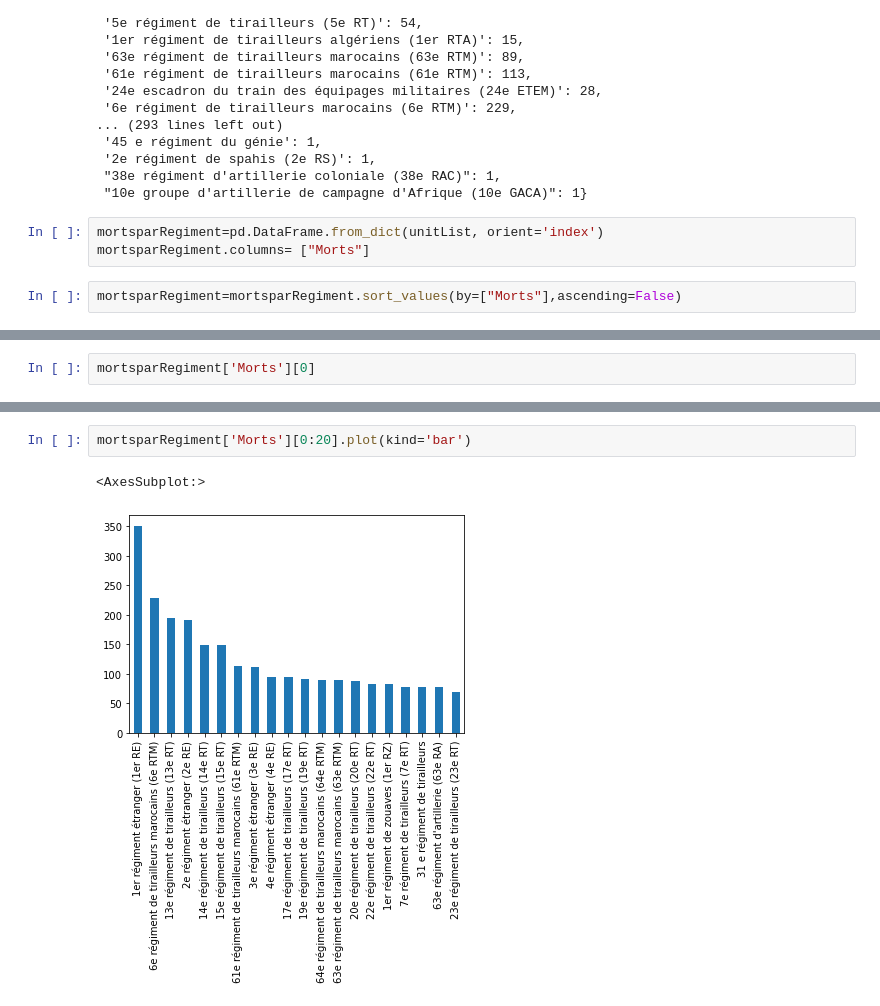
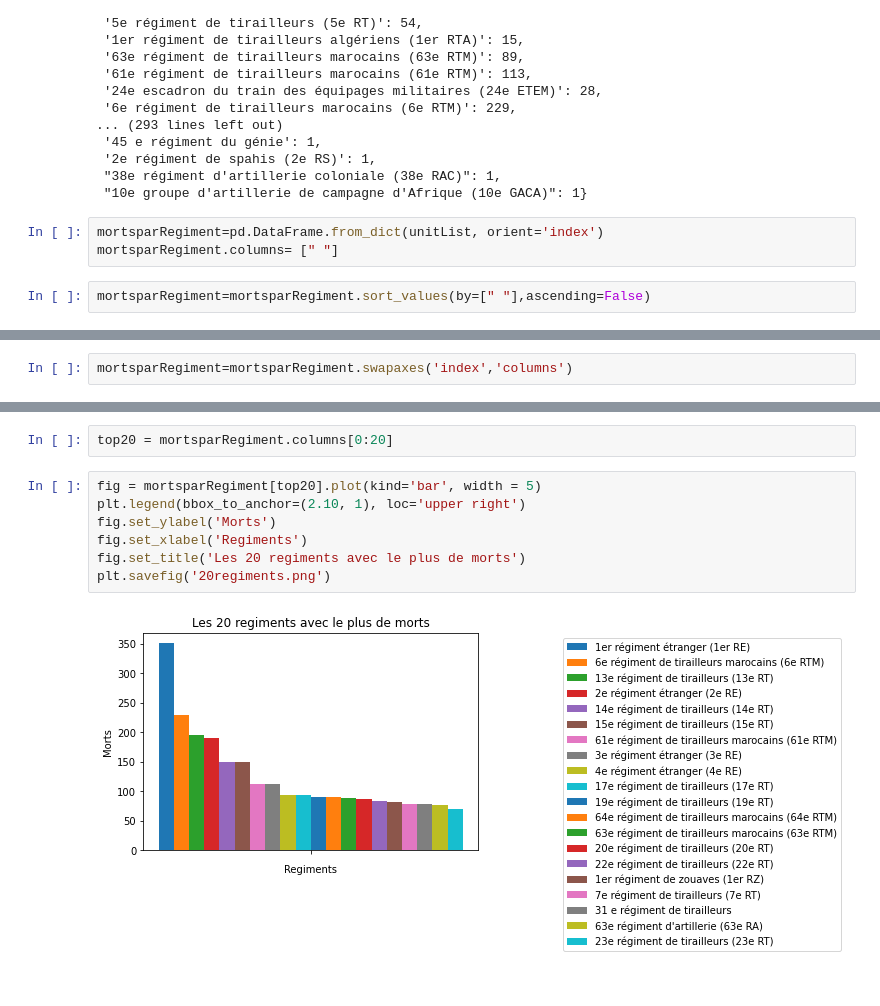
Before and after one commit to the0phil3/projetMemoire, a Jupyter notebook: dbManip.ipynb, the cells around one changed output, grey strips where cells are left out. Cells and saved outputs as stored; diff of their text form.

Commit message:
created first figure

```diff
--- a/dbManip.ipynb
+++ b/dbManip.ipynb
@@ -93,6 +93,6 @@ unitList
  "10e groupe d'artillerie de campagne d'Afrique (10e GACA)": 1}
 # %%
 mortsparRegiment=pd.DataFrame.from_dict(unitList, orient='index')
-mortsparRegiment.columns= ["Morts"]
+mortsparRegiment.columns= [" "]
 # %%
-mortsparRegiment=mortsparRegiment.sort_values(by=["Morts"],ascending=False)
+mortsparRegiment=mortsparRegiment.sort_values(by=[" "],ascending=False)
@@ -99,2 +115,2 @@ mortsparRegiment=mortsparRegiment.sort_values(by=["Morts"],ascending=False)
 # %%
-mortsparRegiment['Morts'][0]
+mortsparRegiment=mortsparRegiment.swapaxes('index','columns')
@@ -103,5 +123,11 @@ mortsparRegiment['Morts'][0]
+# %%
+top20 = mortsparRegiment.columns[0:20]
 # %%
-mortsparRegiment['Morts'][0:20].plot(kind='bar')
+fig = mortsparRegiment[top20].plot(kind='bar', width = 5)
+plt.legend(bbox_to_anchor=(2.10, 1), loc='upper right')
+fig.set_ylabel('Morts')
+fig.set_xlabel('Regiments')
+fig.set_title('Les 20 regiments avec le plus de morts')
+plt.savefig('20regiments.png')
 # %% [output]
-<AxesSubplot:>
-[figure, old version]
+[figure, new version]
```
Also changed, not shown: parts of 3 cells of this notebook, 1 other file.
